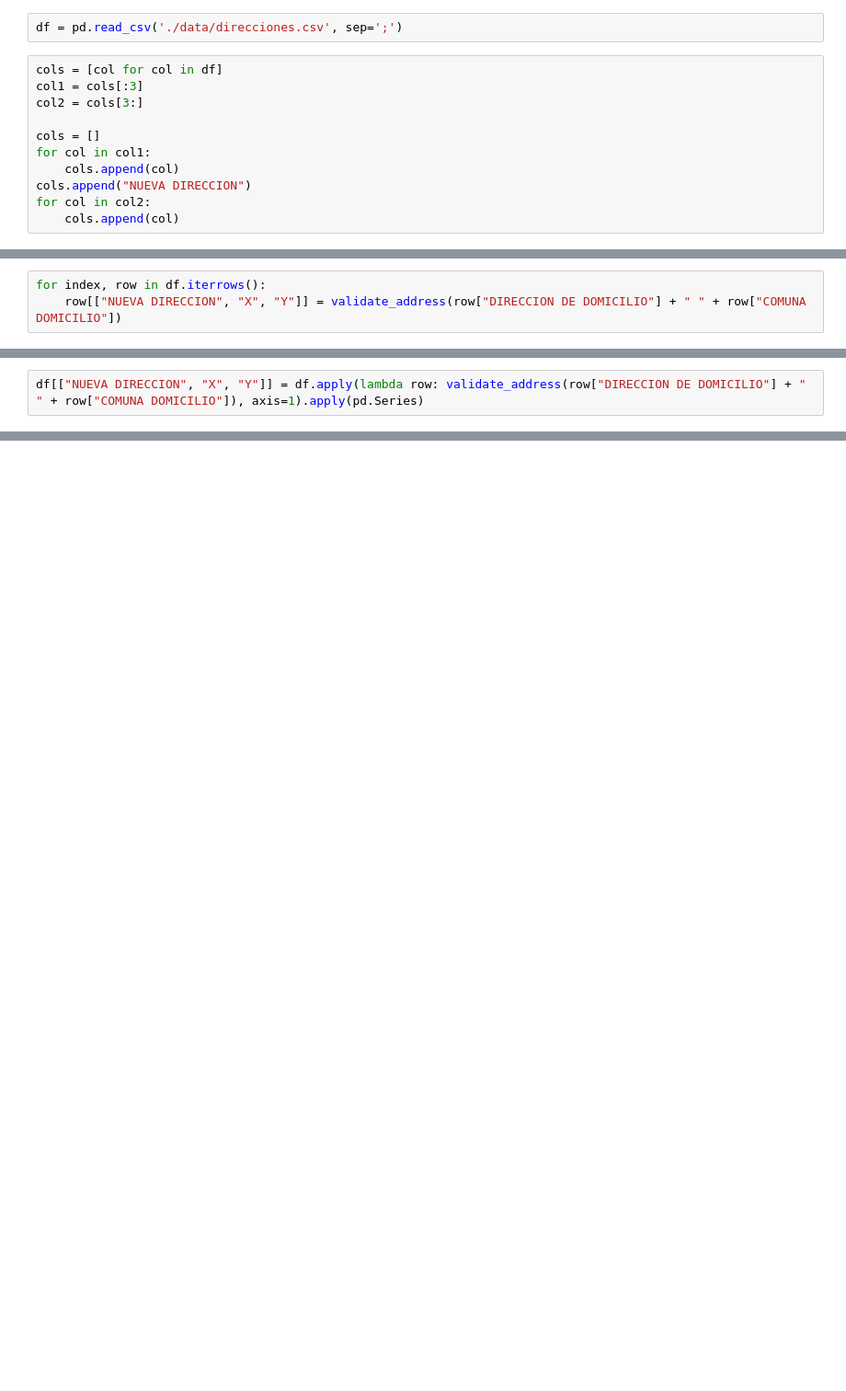
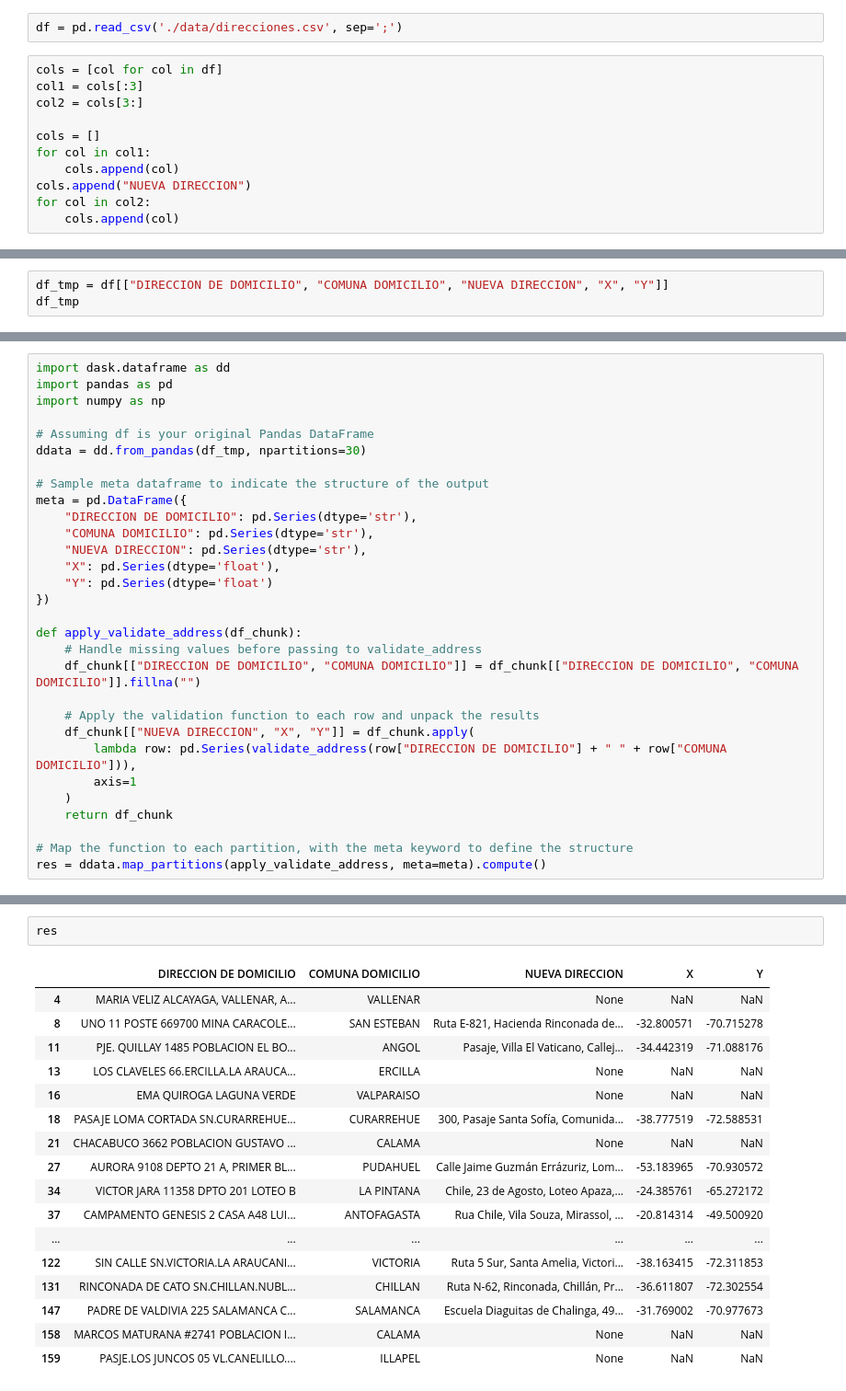
Before and after one commit to Luis-ntonio/iteration_adresses, a Jupyter notebook: addresses.ipynb, the cells around one changed output, grey strips where cells are left out. Shown at 92% size. Drawn from its saved outputs; the diff is of its cells as text; blank space fills up the shorter version.

```diff
--- a/addresses.ipynb
+++ b/addresses.ipynb
@@ -26,3 +25,0 @@ df
-# %%
-for index, row in df.iterrows():
-    row[["NUEVA DIRECCION", "X", "Y"]] = validate_address(row["DIRECCION DE DOMICILIO"] + " " + row["COMUNA DOMICILIO"])
@@ -49,2 +26,3 @@ Error retrieving coordinates for PJE. QUILLAY 1485 POBLACION EL OCALINDO LOS HAC
-# %%
-df[["NUEVA DIRECCION", "X", "Y"]] = df.apply(lambda row: validate_address(row["DIRECCION DE DOMICILIO"] + " " + row["COMUNA DOMICILIO"]), axis=1).apply(pd.Series)
+# %%
+df_tmp = df[["DIRECCION DE DOMICILIO", "COMUNA DOMICILIO", "NUEVA DIRECCION", "X", "Y"]]
+df_tmp
@@ -50,0 +43,30 @@ df[["NUEVA DIRECCION", "X", "Y"]] = df.apply(lambda row: validate_address(row["D
+# %%
+import dask.dataframe as dd
+import pandas as pd
+import numpy as np
+
+# Assuming df is your original Pandas DataFrame
+ddata = dd.from_pandas(df_tmp, npartitions=30)
+
+# Sample meta dataframe to indicate the structure of the output
+meta = pd.DataFrame({
+    "DIRECCION DE DOMICILIO": pd.Series(dtype='str'),
+    "COMUNA DOMICILIO": pd.Series(dtype='str'),
+    "NUEVA DIRECCION": pd.Series(dtype='str'),
+    "X": pd.Series(dtype='float'),
+    "Y": pd.Series(dtype='float')
+})
+
+def apply_validate_address(df_chunk):
+    # Handle missing values before passing to validate_address
+    df_chunk[["DIRECCION DE DOMICILIO", "COMUNA DOMICILIO"]] = df_chunk[["DIRECCION DE DOMICILIO", "COMUNA DOMICILIO"]].fillna("")
+
+    # Apply the validation function to each row and unpack the results
+    df_chunk[["NUEVA DIRECCION", "X", "Y"]] = df_chunk.apply(
+        lambda row: pd.Series(validate_address(row["DIRECCION DE DOMICILIO"] + " " + row["COMUNA DOMICILIO"])),
+        axis=1
+    )
+    return df_chunk
+
+# Map the function to each partition, with the meta keyword to define the structure
+res = ddata.map_partitions(apply_validate_address, meta=meta).compute()
@@ -50,0 +91,20 @@ df[["NUEVA DIRECCION", "X", "Y"]] = df.apply(lambda row: validate_address(row["D
+# %%
+res
+# %% [output]
+|  | DIRECCION DE DOMICILIO | COMUNA DOMICILIO | NUEVA DIRECCION | X | Y |
+| 4 | MARIA VELIZ ALCAYAGA, VALLENAR, A... | VALLENAR | None | NaN | NaN |
+| 8 | UNO 11 POSTE 669700 MINA CARACOLE... | SAN ESTEBAN | Ruta E-821, Hacienda Rinconada de... | -32.800571 | -70.715278 |
+| 11 | PJE. QUILLAY 1485 POBLACION EL BO... | ANGOL | Pasaje, Villa El Vaticano, Callej... | -34.442319 | -71.088176 |
+| 13 | LOS CLAVELES 66.ERCILLA.LA ARAUCA... | ERCILLA | None | NaN | NaN |
+| 16 | EMA QUIROGA LAGUNA VERDE | VALPARAISO | None | NaN | NaN |
+| 18 | PASAJE LOMA CORTADA SN.CURARREHUE... | CURARREHUE | 300, Pasaje Santa Sofía, Comunida... | -38.777519 | -72.588531 |
+| 21 | CHACABUCO 3662 POBLACION GUSTAVO ... | CALAMA | None | NaN | NaN |
+| 27 | AURORA 9108 DEPTO 21 A, PRIMER BL... | PUDAHUEL | Calle Jaime Guzmán Errázuriz, Lom... | -53.183965 | -70.930572 |
+| 34 | VICTOR JARA 11358 DPTO 201 LOTEO B | LA PINTANA | Chile, 23 de Agosto, Loteo Apaza,... | -24.385761 | -65.272172 |
+| 37 | CAMPAMENTO GENESIS 2 CASA A48 LUI... | ANTOFAGASTA | Rua Chile, Vila Souza, Mirassol, ... | -20.814314 | -49.500920 |
+| ... | ... | ... | ... | ... | ... |
+| 122 | SIN CALLE SN.VICTORIA.LA ARAUCANI... | VICTORIA | Ruta 5 Sur, Santa Amelia, Victori... | -38.163415 | -72.311853 |
+| 131 | RINCONADA DE CATO SN.CHILLAN.NUBL... | CHILLAN | Ruta N-62, Rinconada, Chillán, Pr... | -36.611807 | -72.302554 |
+| 147 | PADRE DE VALDIVIA 225 SALAMANCA C... | SALAMANCA | Escuela Diaguitas de Chalinga, 49... | -31.769002 | -70.977673 |
+| 158 | MARCOS MATURANA #2741 POBLACION I... | CALAMA | None | NaN | NaN |
+| 159 | PASJE.LOS JUNCOS 05 VL.CANELILLO.... | ILLAPEL | None | NaN | NaN |
```
Also changed, not shown: parts of 7 cells of this notebook, 3 other files.
